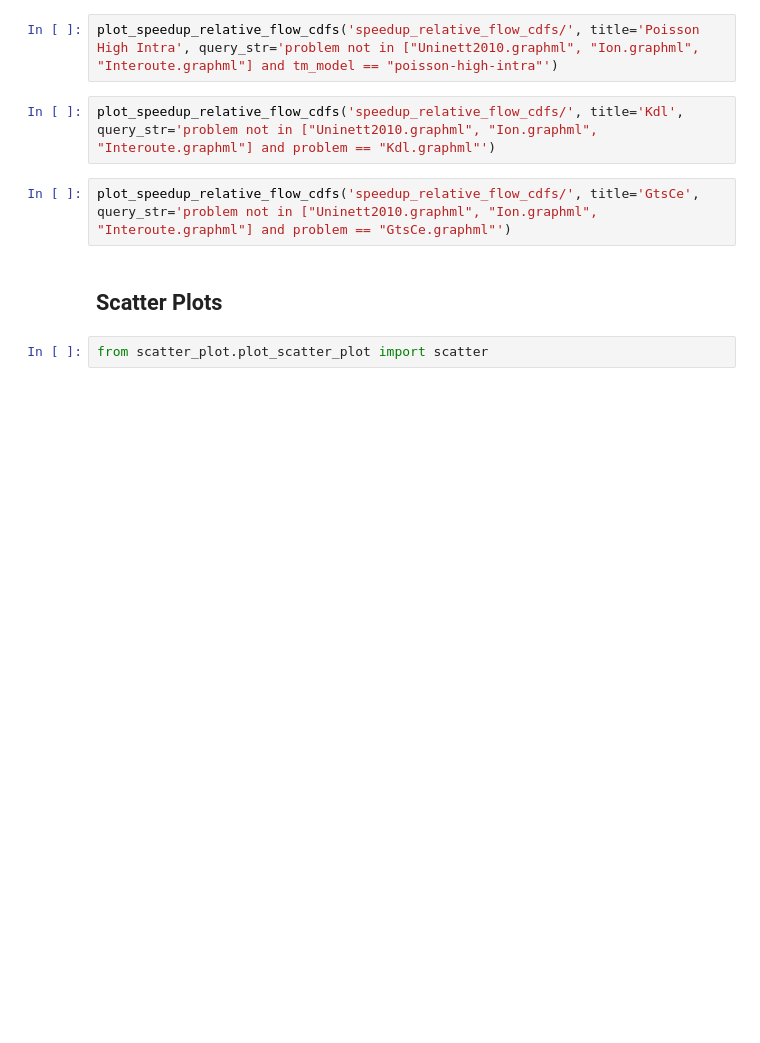
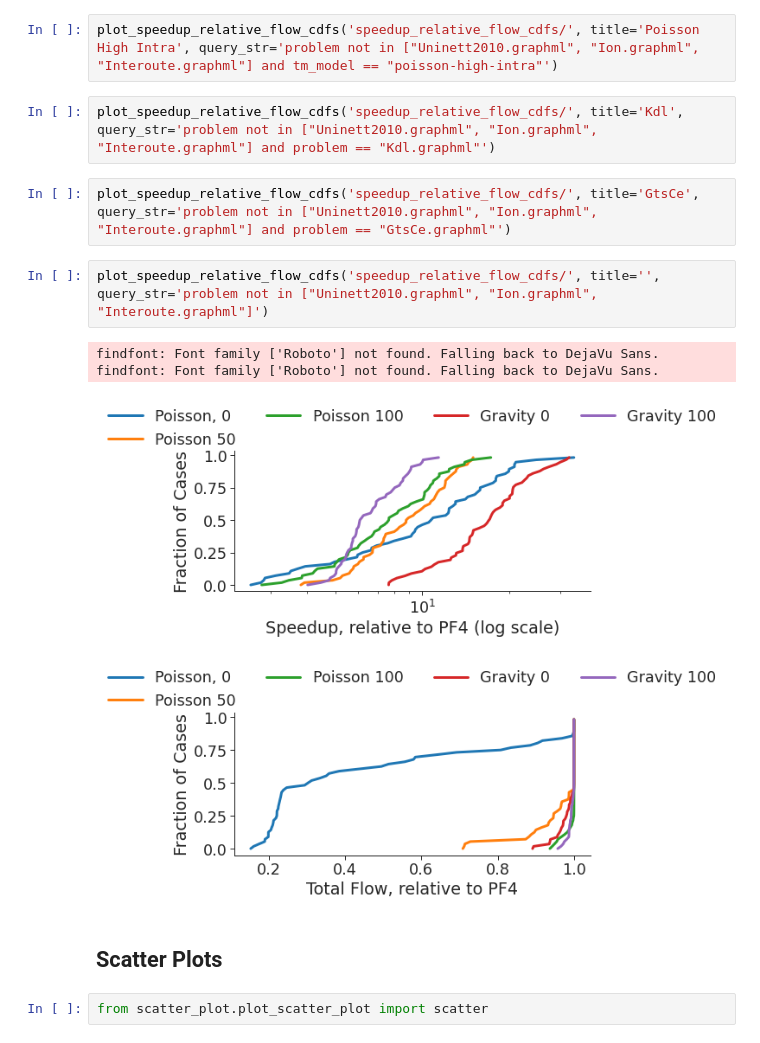
Before and after one commit to netcontract/ncflow, a Jupyter notebook: plots/plots.ipynb, the cells around one changed output. Drawn from its saved outputs; the diff is of its cells as text; blank space fills up the shorter version.

```diff
--- a/plots/plots.ipynb
+++ b/plots/plots.ipynb
@@ -36,6 +36,13 @@ plot_speedup_relative_flow_cdfs('speedup_relative_flow_cdfs/', title='Poisson Hi
 plot_speedup_relative_flow_cdfs('speedup_relative_flow_cdfs/', title='Kdl', query_str='problem not in ["Uninett2010.graphml", "Ion.graphml", "Interoute.graphml"] and problem == "Kdl.graphml"')
 # %%
 plot_speedup_relative_flow_cdfs('speedup_relative_flow_cdfs/', title='GtsCe', query_str='problem not in ["Uninett2010.graphml", "Ion.graphml", "Interoute.graphml"] and problem == "GtsCe.graphml"')
+# %%
+plot_speedup_relative_flow_cdfs('speedup_relative_flow_cdfs/', title='', query_str='problem not in ["Uninett2010.graphml", "Ion.graphml", "Interoute.graphml"]')
+# %% [output]
+findfont: Font family ['Roboto'] not found. Falling back to DejaVu Sans.
+findfont: Font family ['Roboto'] not found. Falling back to DejaVu Sans.
+[figure, added]
+[figure, added]
 # %% [markdown]
 ## Scatter Plots
 # %%
```
Also changed, not shown: parts of 2 cells of this notebook, 5 other files.
